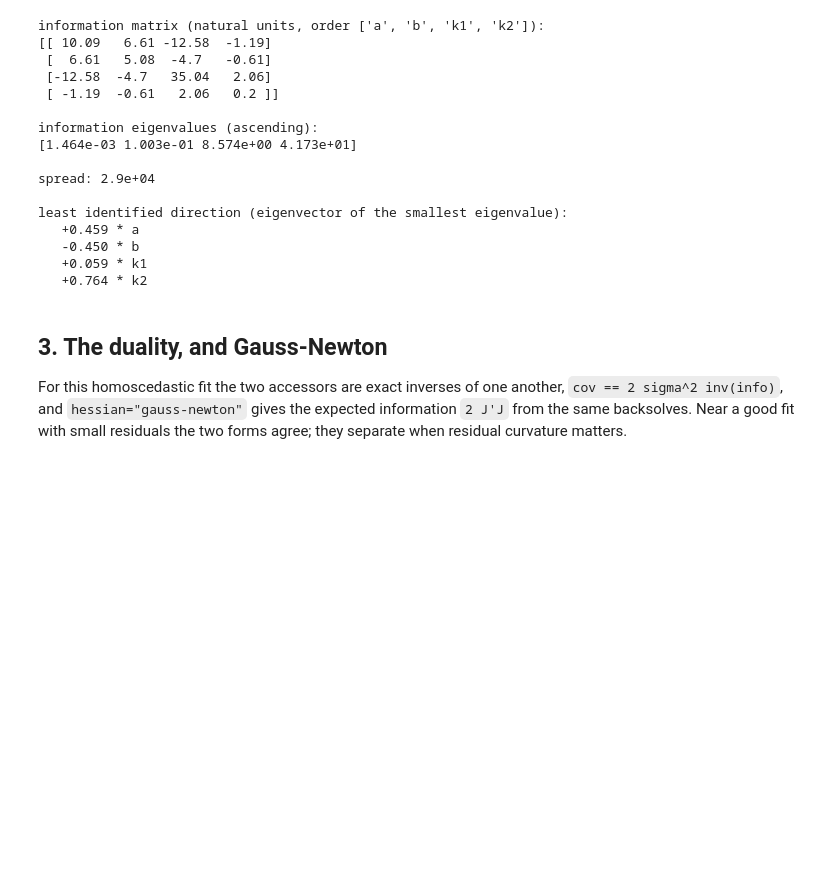
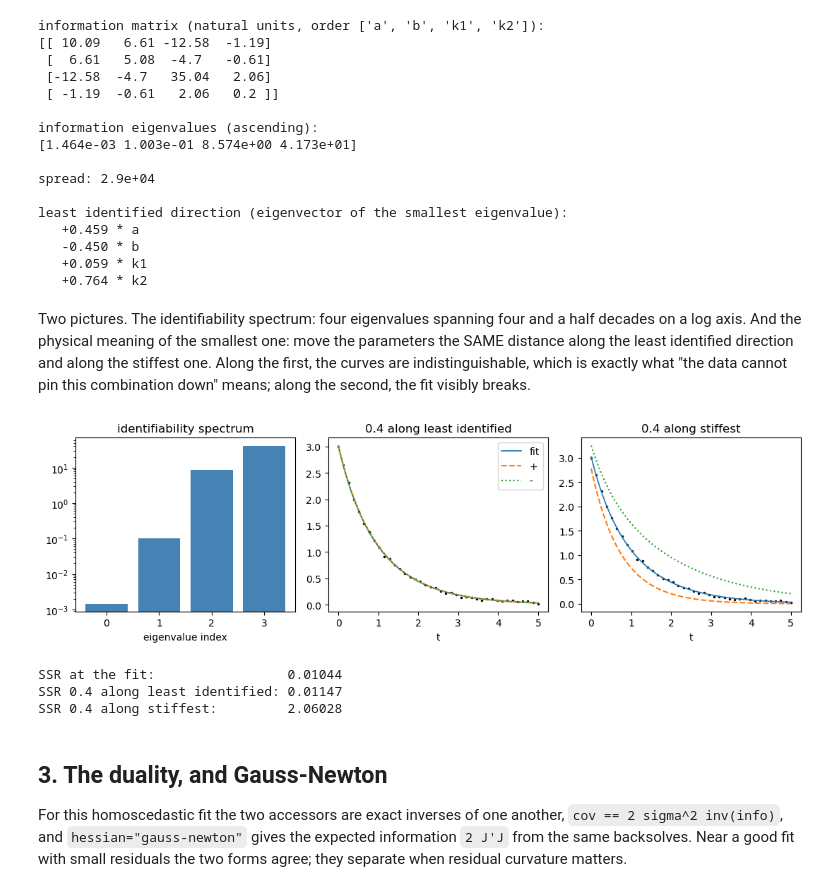
Before and after one commit to GermanHeim/pounce, a Jupyter notebook: python/notebooks/31_information_identifiability.ipynb, the cells around one changed output. Drawn from its saved outputs; the diff is of its cells as text; code cells hidden in the pictures; blank space fills up the shorter version.

```diff
--- a/python/notebooks/31_information_identifiability.ipynb
+++ b/python/notebooks/31_information_identifiability.ipynb
@@ -125,6 +150,46 @@ least identified direction (eigenvector of the smallest eigenvalue):
    -0.450 * b
    +0.059 * k1
    +0.764 * k2
+# %% [markdown]
+Two pictures. The identifiability spectrum: four eigenvalues spanning
+four and a half decades on a log axis. And the physical meaning of the
+smallest one: move the parameters the SAME distance along the least
+identified direction and along the stiffest one. Along the first, the
+curves are indistinguishable, which is exactly what "the data cannot
+pin this combination down" means; along the second, the fit visibly
+breaks.
+# %%
+fig, axes = plt.subplots(1, 3, figsize=(11, 3.4))
+axes[0].bar(range(len(ev)), ev, color="steelblue")
+axes[0].set_yscale("log")
+axes[0].set_xlabel("eigenvalue index")
+axes[0].set_title("identifiability spectrum")
+
+delta = 0.4
+for ax, j, title in ((axes[1], 0, "0.4 along least identified"),
+                     (axes[2], -1, "0.4 along stiffest")):
+    v = vec[:, j]
+    ax.plot(t_data, y_data, "k.", ms=3)
+    ax.plot(tt, curve(p_hat, tt), lw=1.2, label="fit")
+    ax.plot(tt, curve(p_hat + delta * v, tt), "--", label="+")
+    ax.plot(tt, curve(p_hat - delta * v, tt), ":", label="-")
+    ax.set_xlabel("t"); ax.set_title(title)
+axes[1].legend()
+plt.tight_layout(); plt.show()
+
+
+def sse(p):
+    return float(np.sum((y_data - curve(p, t_data)) ** 2))
+
+
+print("SSR at the fit:                ", round(sse(p_hat), 5))
+print("SSR 0.4 along least identified:", round(sse(p_hat + delta * vec[:, 0]), 5))
+print("SSR 0.4 along stiffest:        ", round(sse(p_hat + delta * vec[:, -1]), 5))
+# %% [output]
+[figure, added]
+SSR at the fit:                 0.01044
+SSR 0.4 along least identified: 0.01147
+SSR 0.4 along stiffest:         2.06028
 # %% [markdown]
 ## 3. The duality, and Gauss-Newton
 
```
Also changed, not shown: parts of 2 cells of this notebook, 1 other file.
